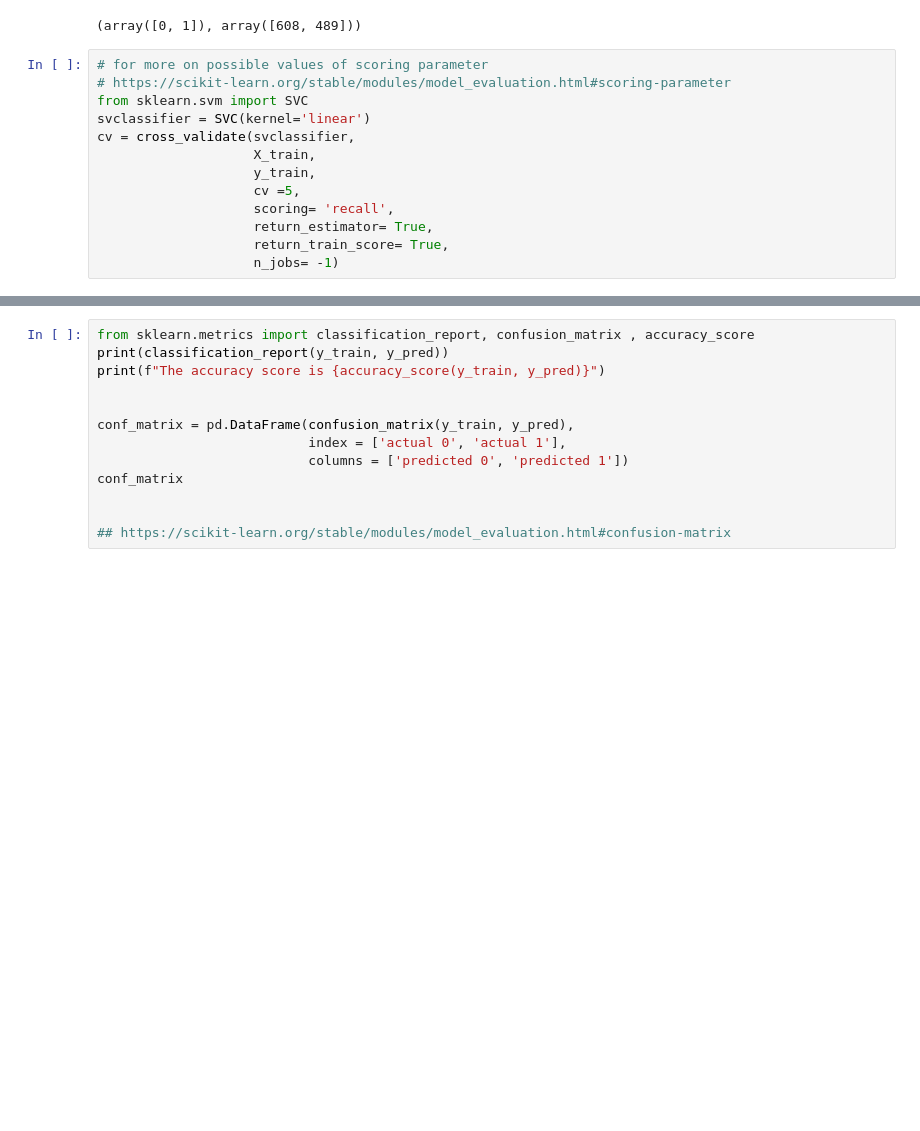
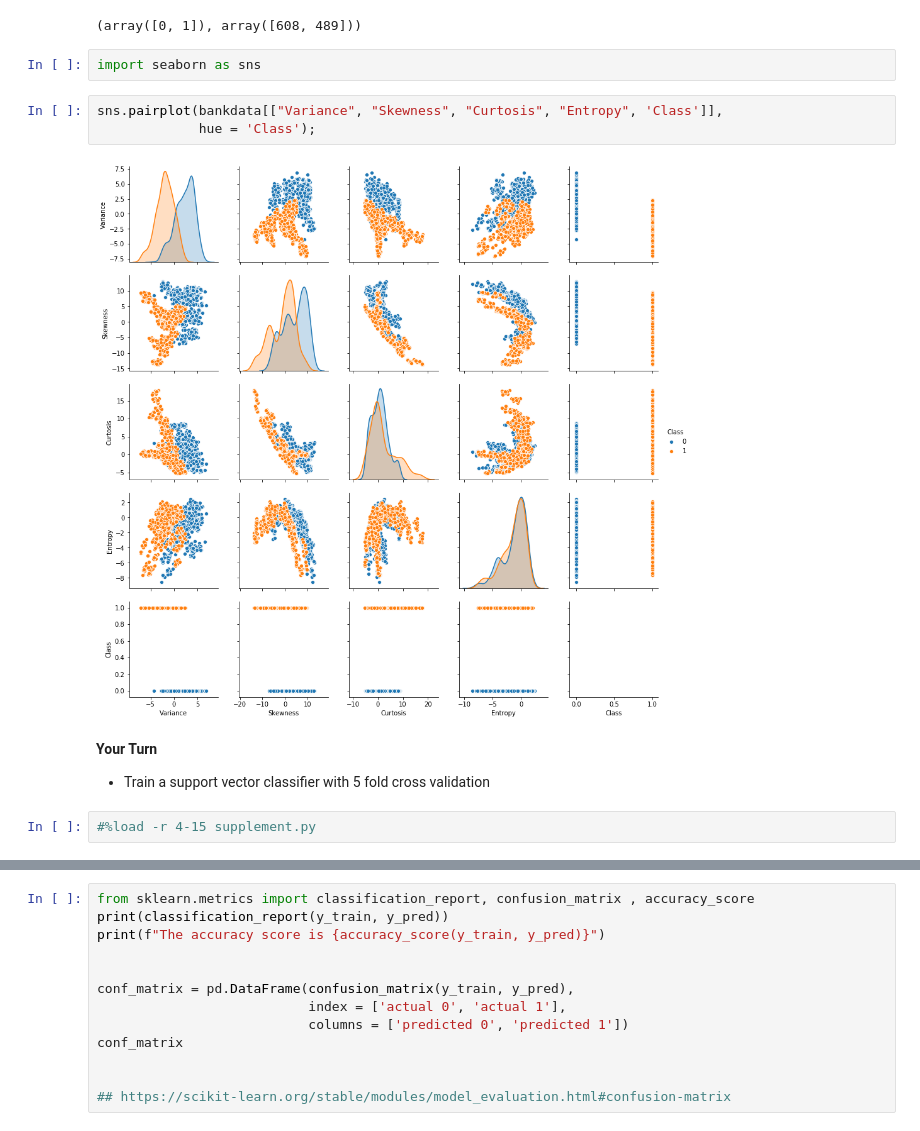
Before and after one commit to mguner/Flatiron_School, a Jupyter notebook: lectures/SVM/Support_Vector_Machines.ipynb, the cells around one changed output, grey strips where cells are left out. Cells and saved outputs as stored; diff of their text form; blank space fills up the shorter version.

Commit message:
another question added to supplement.py

```diff
--- a/lectures/SVM/Support_Vector_Machines.ipynb
+++ b/lectures/SVM/Support_Vector_Machines.ipynb
@@ -147,19 +146,19 @@ from sklearn.model_selection import cross_validate
 np.unique(y_train, return_counts= True)
 # %% [output]
 (array([0, 1]), array([608, 489]))
-# %%
-# for more on possible values of scoring parameter
-# https://scikit-learn.org/stable/modules/model_evaluation.html#scoring-parameter
-from sklearn.svm import SVC
-svclassifier = SVC(kernel='linear')
-cv = cross_validate(svclassifier,
-                    X_train,
-                    y_train,
-                    cv =5,
-                    scoring= 'recall',
-                    return_estimator= True,
-                    return_train_score= True,
-                    n_jobs= -1)
+# %%
+import seaborn as sns
+# %%
+sns.pairplot(bankdata[["Variance", "Skewness", "Curtosis", "Entropy", 'Class']],
+             hue = 'Class');
+# %% [output]
+[figure, added]
+# %% [markdown]
+__Your Turn__
+
+- Train a support vector classifier with 5 fold cross validation
+# %%
+#%load -r 4-15 supplement.py
 # %%
 print(cv['test_score'])
 estimator = cv['estimator'][1]
```
Also changed, not shown: parts of 6 cells of this notebook, 1 other file.
